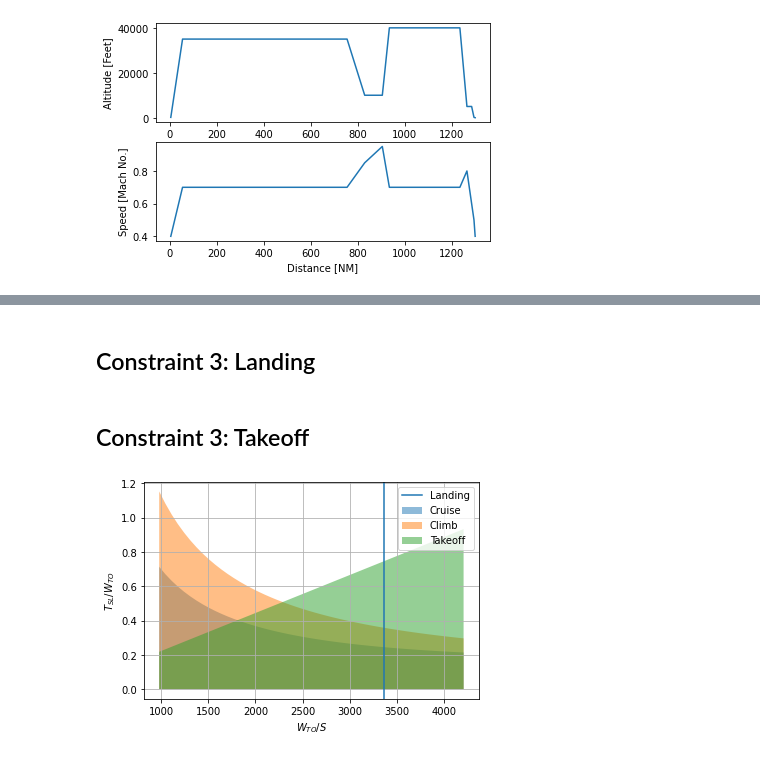
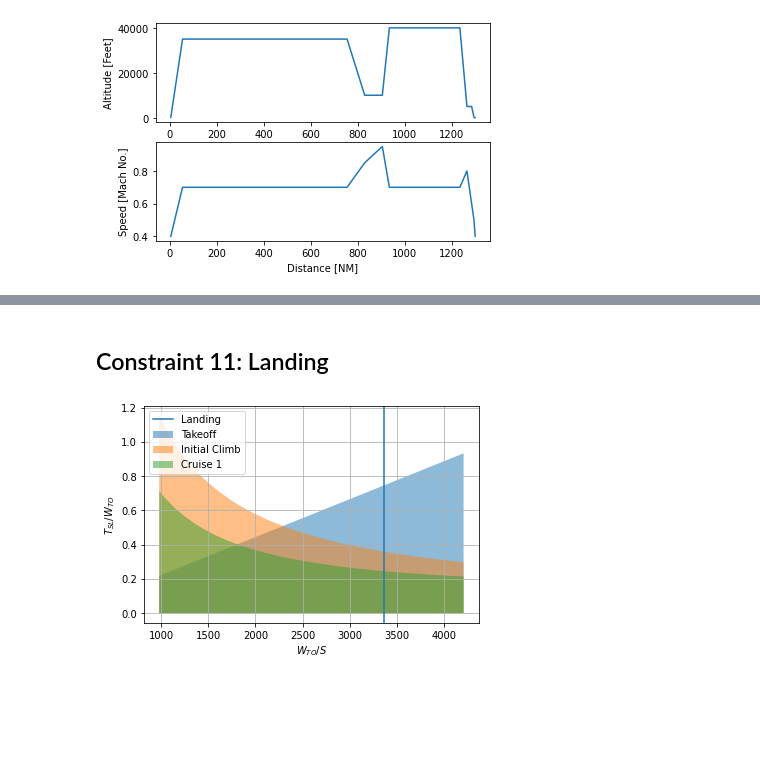
Before and after one commit to SamJBerry/20TTC010, a Jupyter notebook: notebooks/constraint_analysis.ipynb, the cells around one changed output, grey strips where cells are left out. Cells and saved outputs as stored; diff of their text form; code cells hidden in the pictures; blank space fills up the shorter version.

Commit message:
Rearrange constraints to match mission order

```diff
--- a/notebooks/constraint_analysis.ipynb
+++ b/notebooks/constraint_analysis.ipynb
@@ -54,0 +76,7 @@ plt.show()
+# %%
+beta = mission_data["Beta"][1]
+alpha = 0.7
+q = 19616
+V = mission_data["Speed"][1] * 343  #TODO Change for altitude
+k_1 = 0.085
+df['T/W_1'] = beta/alpha * ((C_D_0)/(beta/q*df['W/S']) + k_1*beta/q*df['W/S'] + 1/V)
@@ -55,13 +85,7 @@ plt.show()
 # %%
-beta = 0.93
+beta = mission_data["Beta"][2]
 alpha = 0.6
 q = 10322.25
 k_1 = 0.085
-W_TO = 6000 * 9.81
 
-W_TO_initial = W_TO / 60
-W_TO_end = W_TO / 14
-
-df = pd.DataFrame()
-df['W/S'] = np.linspace(W_TO_initial,W_TO_end)
-df['T/W_1'] = beta/alpha * ((C_D_0)/(beta/q*df['W/S']) + k_1*beta/q*df['W/S'])
+df['T/W_2'] = beta/alpha * ((C_D_0)/(beta/q*df['W/S']) + k_1*beta/q*df['W/S'])
@@ -70,11 +92,5 @@ df['T/W_1'] = beta/alpha * ((C_D_0)/(beta/q*df['W/S']) + k_1*beta/q*df['W/S'])
-# %%
-alpha = 0.7
-beta = 0.98
-q = 19616
-V=322
-df['T/W_2'] = beta/alpha * ((C_D_0)/(beta/q*df['W/S']) + k_1*beta/q*df['W/S'] + 1/V)
 # %% [markdown]
-## Constraint 3: Landing
+## Constraint 11: Landing
 # %%
 s_L = 200
 beta = 0.6
@@ -84,26 +100,15 @@ g = 9.81
 rho = 1.225
 C_L_max_land = 2.2
 W_TO_S = s_L / (beta*k_L**2) * (mu*g*rho*C_L_max_land)
-# %% [markdown]
-## Constraint 3: Takeoff
-# %%
-beta = 1
-alpha = 1
-k_LO = 1.2
-s_G = 300
-g = 9.81
-rho = 1.225
-C_L_max_TO = 1.8
-df['T/W_3'] = beta**2/alpha * k_LO**2 / (s_G*g*rho*C_L_max_TO) * df['W/S']
 # %%
 plt.axvline(W_TO_S, label = "Landing")
-plt.fill_between(df['W/S'], df['T/W_1'], label="Cruise", alpha=0.5)
-plt.fill_between(df['W/S'], df['T/W_2'], label="Climb", alpha=0.5)
-plt.fill_between(df['W/S'], df['T/W_3'], label="Takeoff", alpha=0.5)
+plt.fill_between(df['W/S'], df['T/W_0'], label="Takeoff", alpha=0.5)
+plt.fill_between(df['W/S'], df['T/W_1'], label="Initial Climb", alpha=0.5)
+plt.fill_between(df['W/S'], df['T/W_2'], label="Cruise 1", alpha=0.5)
 plt.xlabel('$W_{TO}/S$')
 plt.ylabel('$T_{SL}/W_{TO}$')
 plt.grid()
 plt.legend()
 plt.show()
 # %% [output]
-[figure, old version]
+[figure, new version]
```
Also changed, not shown: parts of 8 cells of this notebook.
